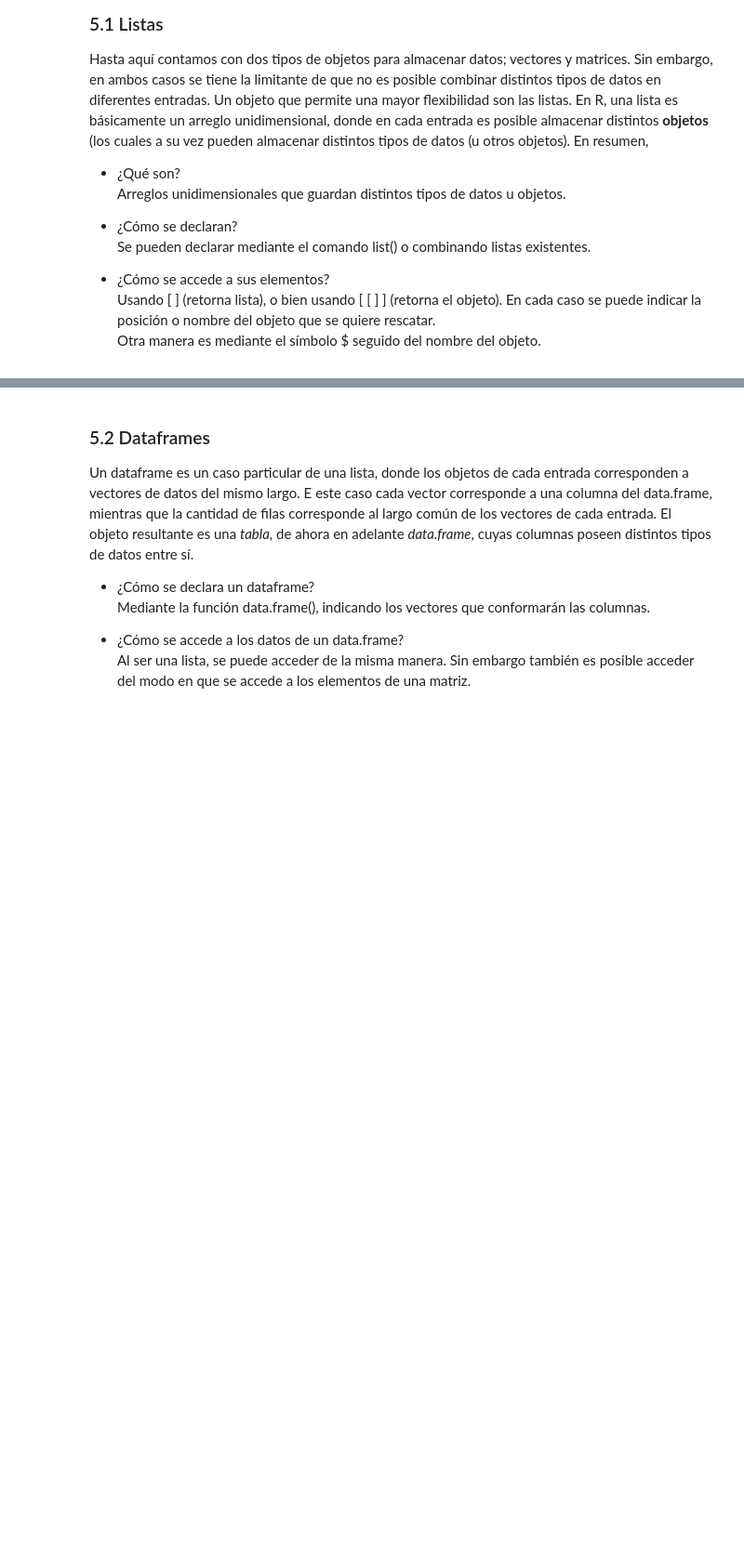
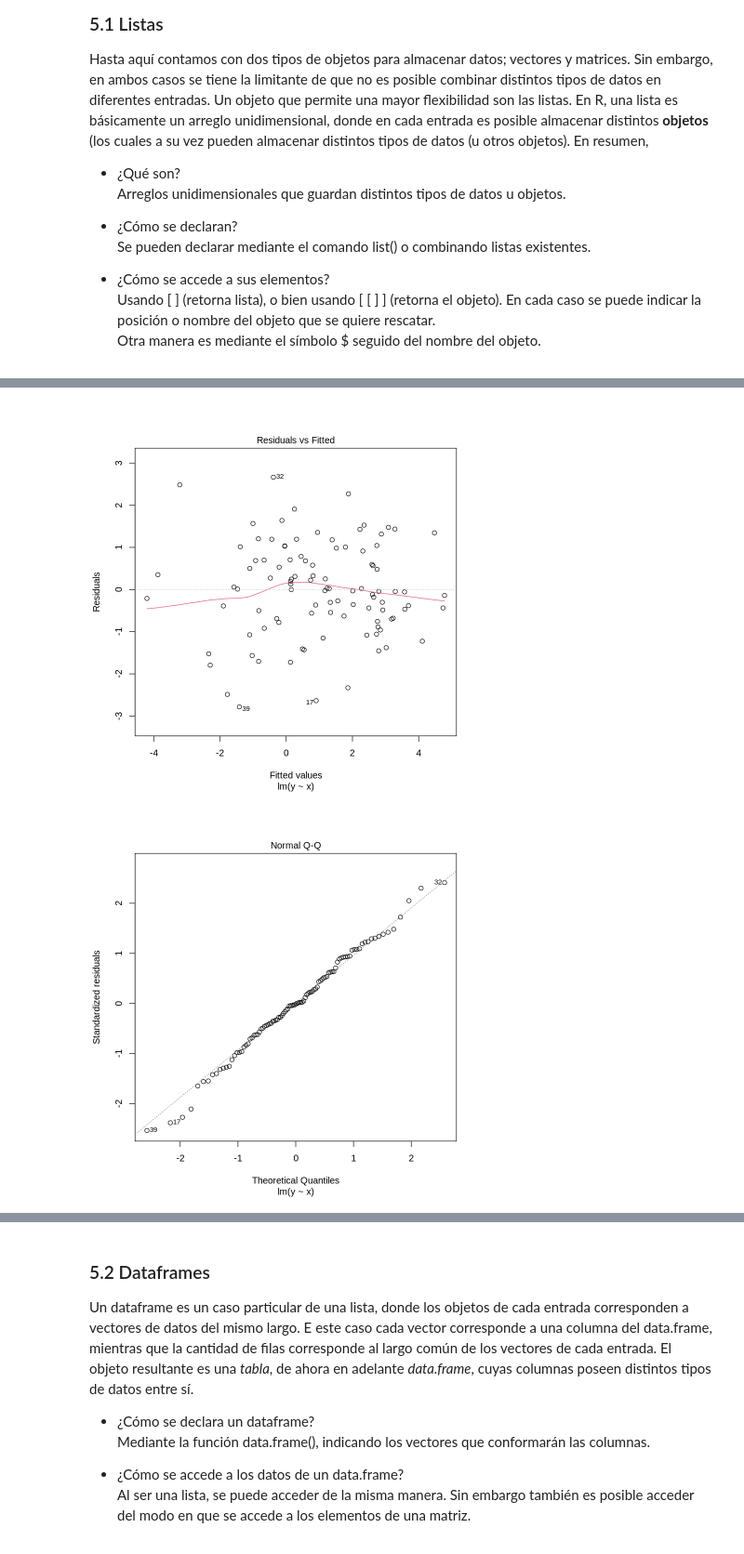
Before and after one commit to kerlesuwu/DBDC_202010_Programacion_en_R_para_ciencia_de_datos, a Jupyter notebook: Clases/Clase2/Clase_2_02_listas_y_dataframes.ipynb, the cells around one changed output, grey strips where cells are left out. Shown: that part at 93% size. Drawn from its saved outputs; the diff is of its cells as text; code cells hidden in the pictures; blank space fills up the shorter version.

```diff
--- a/Clases/Clase2/Clase_2_02_listas_y_dataframes.ipynb
+++ b/Clases/Clase2/Clase_2_02_listas_y_dataframes.ipynb
@@ -39,0 +154,3 @@ En resumen,
+# %%
+modelo <- lm(y~x)
+str(modelo)
@@ -39,0 +175,5 @@ En resumen,
+# %%
+plot(modelo)
+# %% [output]
+[figure, added]
+[figure, added]
```
Also changed, not shown: parts of 37 cells of this notebook.
